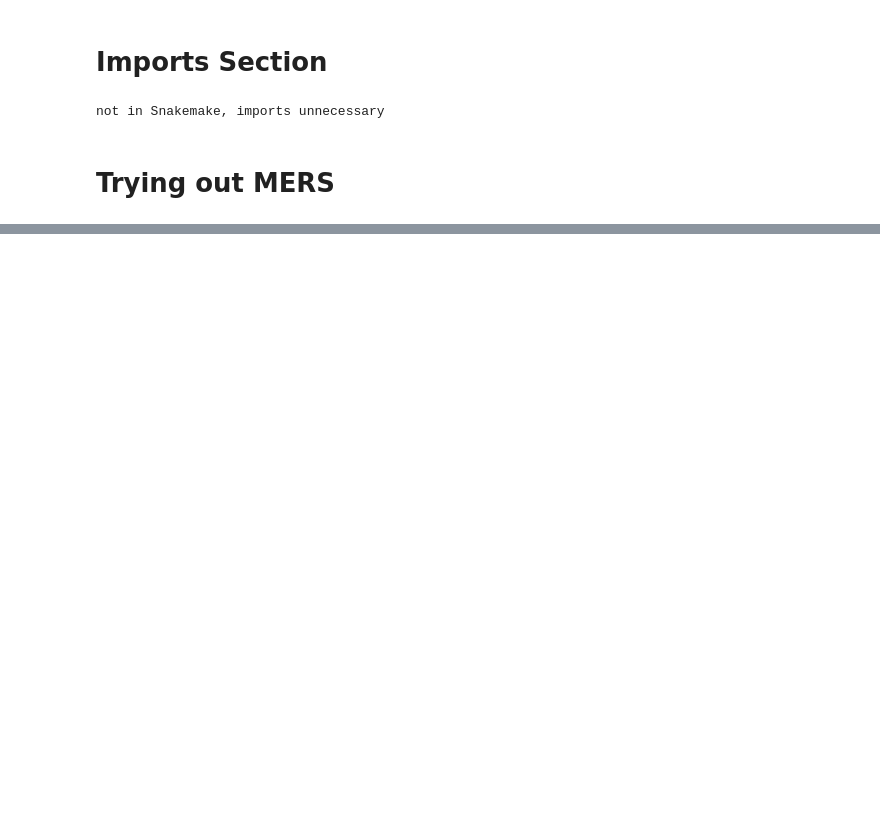
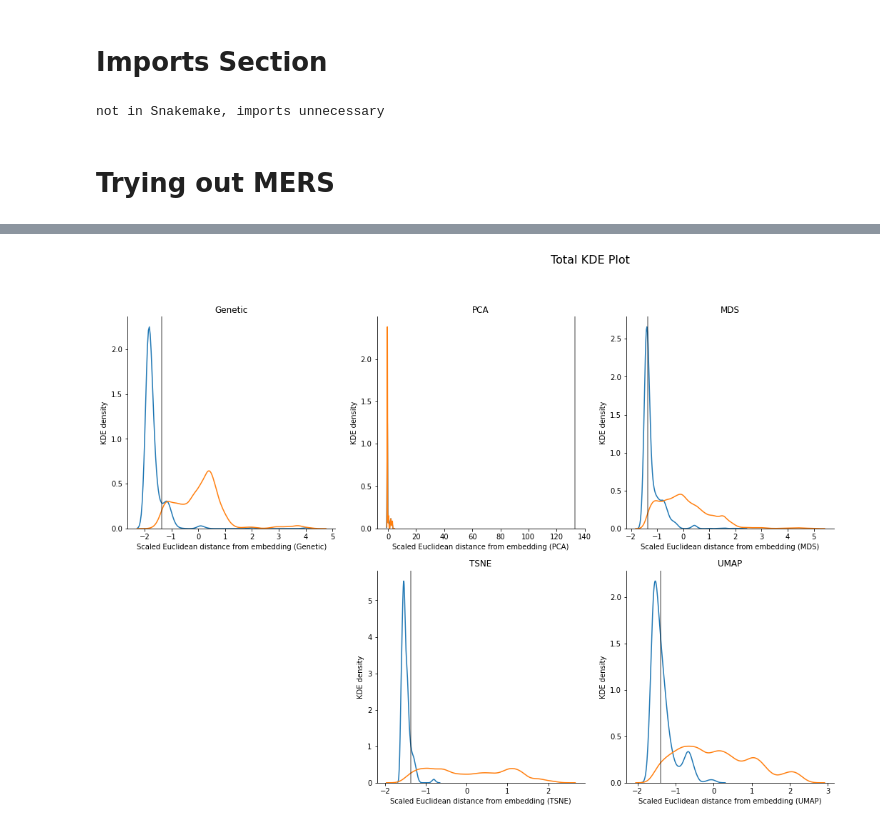
Before and after one commit to blab/cartography, a Jupyter notebook: mers-nextstrain/FinalNotebookMers09-05-2020.ipynb, the cells around one changed output, grey strips where cells are left out. Saved outputs shown, nothing was run; the diff lists cells and outputs as text; code cells hidden in the pictures; blank space fills up the shorter version.

```diff
--- a/mers-nextstrain/FinalNotebookMers09-05-2020.ipynb
+++ b/mers-nextstrain/FinalNotebookMers09-05-2020.ipynb
@@ -325,0 +274,74 @@ fullChart
+# %%
+Genetic_KDE_df = pd.read_csv("results/KDEDensity_genetic.csv",index_col=0)
+Genetic_KDE_metadata_df = pd.read_csv("results/KDEDensity_genetic_metadata.csv", index_col=0)
+PCA_KDE_df = pd.read_csv("results/KDEDensity_pca.csv",index_col=0)
+PCA_KDE_metadata_df = pd.read_csv("results/KDEDensity_pca_metadata.csv", index_col=0)
+MDS_KDE_df = pd.read_csv("results/KDEDensity_mds.csv",index_col=0)
+MDS_KDE_metadata_df = pd.read_csv("results/KDEDensity_mds_metadata.csv", index_col=0)
+TSNE_KDE_df = pd.read_csv("results/KDEDensity_t-sne.csv",index_col=0)
+TSNE_KDE_metadata_df = pd.read_csv("results/KDEDensity_t-sne_metadata.csv", index_col=0)
+UMAP_KDE_df = pd.read_csv("results/KDEDensity_umap.csv",index_col=0)
+UMAP_KDE_metadata_df = pd.read_csv("results/KDEDensity_umap_metadata.csv", index_col=0)
+# %%
+#fig, axes = plt.subplots(1, 5, figsize=(40, 8))
+fig = plt.figure(figsize=(24, 12), constrained_layout=False)
+gs = gridspec.GridSpec(2, 4, figure=fig, hspace=0.2, wspace=0.2)
+ax1 = fig.add_subplot(gs[0, 0])
+ax2 = fig.add_subplot(gs[0, 1])
+ax3 = fig.add_subplot(gs[0, 2])
+ax4 = fig.add_subplot(gs[1, 1])
+ax5 = fig.add_subplot(gs[1, 2])
+
+
+
+#GENETIC
+ax1 = sns.kdeplot(Genetic_KDE_df.query("clade_status == 0")["scaled_distance"], label="Same clade", ax=ax1)
+ax1 = sns.kdeplot(Genetic_KDE_df.query("clade_status == 1")["scaled_distance"], label="Different clade", ax=ax1)
+ax1.axvline(x=Genetic_KDE_metadata_df["classifier_threshold"].values.tolist()[0], label="SVC threshold", color="#000000", alpha=0.5)
+
+ax1.set_title('Genetic')
+ax1.set_xlabel("Scaled Euclidean distance from embedding (Genetic)")
+ax1.set_ylabel("KDE density")
+
+#PCA
+ax2 = sns.kdeplot(PCA_KDE_df.query("clade_status == 0")["scaled_distance"], label="Same clade", ax=ax2)
+ax2 = sns.kdeplot(PCA_KDE_df.query("clade_status == 1")["scaled_distance"], label="Different clade", ax=ax2)
+ax2.axvline(x=PCA_KDE_metadata_df["classifier_threshold"].values.tolist()[0], label="SVC threshold", color="#000000", alpha=0.5)
+
+ax2.set_title('PCA')
+ax2.set_xlabel("Scaled Euclidean distance from embedding (PCA)")
+ax2.set_ylabel("KDE density")
+
+#MDS
+ax3 = sns.kdeplot(MDS_KDE_df.query("clade_status == 0")["scaled_distance"], label="Same clade", ax=ax3)
+ax3 = sns.kdeplot(MDS_KDE_df.query("clade_status == 1")["scaled_distance"], label="Different clade", ax=ax3)
+ax3.axvline(x=MDS_KDE_metadata_df["classifier_threshold"].values.tolist()[0], label="SVC threshold", color="#000000", alpha=0.5)
+
+ax3.set_title('MDS')
+ax3.set_xlabel("Scaled Euclidean distance from embedding (MDS)")
+ax3.set_ylabel("KDE density")
+
+#TSNE
+ax4 = sns.kdeplot(TSNE_KDE_df.query("clade_status == 0")["scaled_distance"], label="Same clade", ax=ax4)
+ax4 = sns.kdeplot(TSNE_KDE_df.query("clade_status == 1")["scaled_distance"], label="Different clade", ax=ax4)
+ax4.axvline(x=TSNE_KDE_metadata_df["classifier_threshold"].values.tolist()[0], label="SVC threshold", color="#000000", alpha=0.5)
+
+ax4.set_title('TSNE')
+ax4.set_xlabel("Scaled Euclidean distance from embedding (TSNE)")
+ax4.set_ylabel("KDE density")
+
+#UMAP
+ax5 = sns.kdeplot(UMAP_KDE_df.query("clade_status == 0")["scaled_distance"], label="Same clade", ax=ax5)
+ax5 = sns.kdeplot(UMAP_KDE_df.query("clade_status == 1")["scaled_distance"], label="Different clade", ax=ax5)
+ax5.axvline(x=UMAP_KDE_metadata_df["classifier_threshold"].values.tolist()[0], label="SVC threshold", color="#000000", alpha=0.5)
+
+ax5.set_title('UMAP')
+ax5.set_xlabel("Scaled Euclidean distance from embedding (UMAP)")
+ax5.set_ylabel("KDE density")
+
+
+fig.suptitle('Total KDE Plot', fontsize=16)
+sns.despine()
+plt.savefig("../docs/FullKDEDensity" + "MERS" + ".png")
+# %% [output]
+[figure, added]
```
Also changed, not shown: parts of 40 cells of this notebook, 8 other files.
